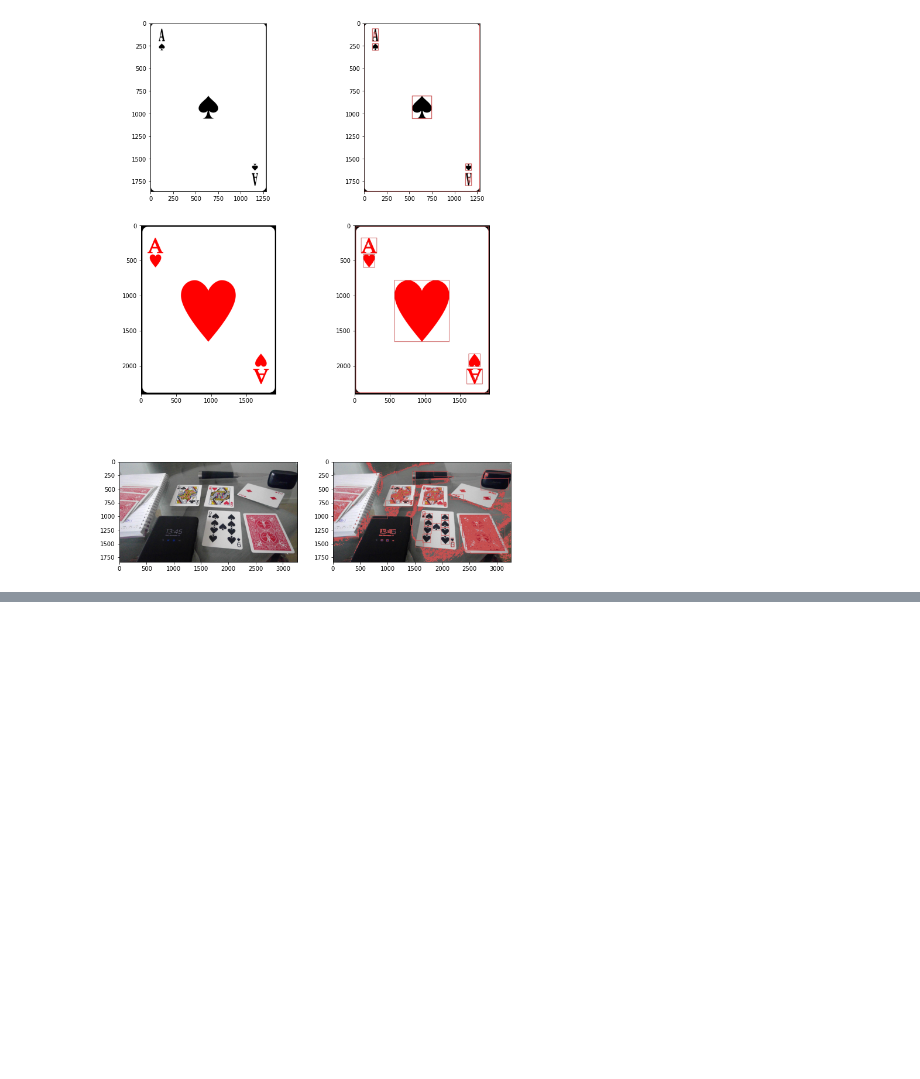
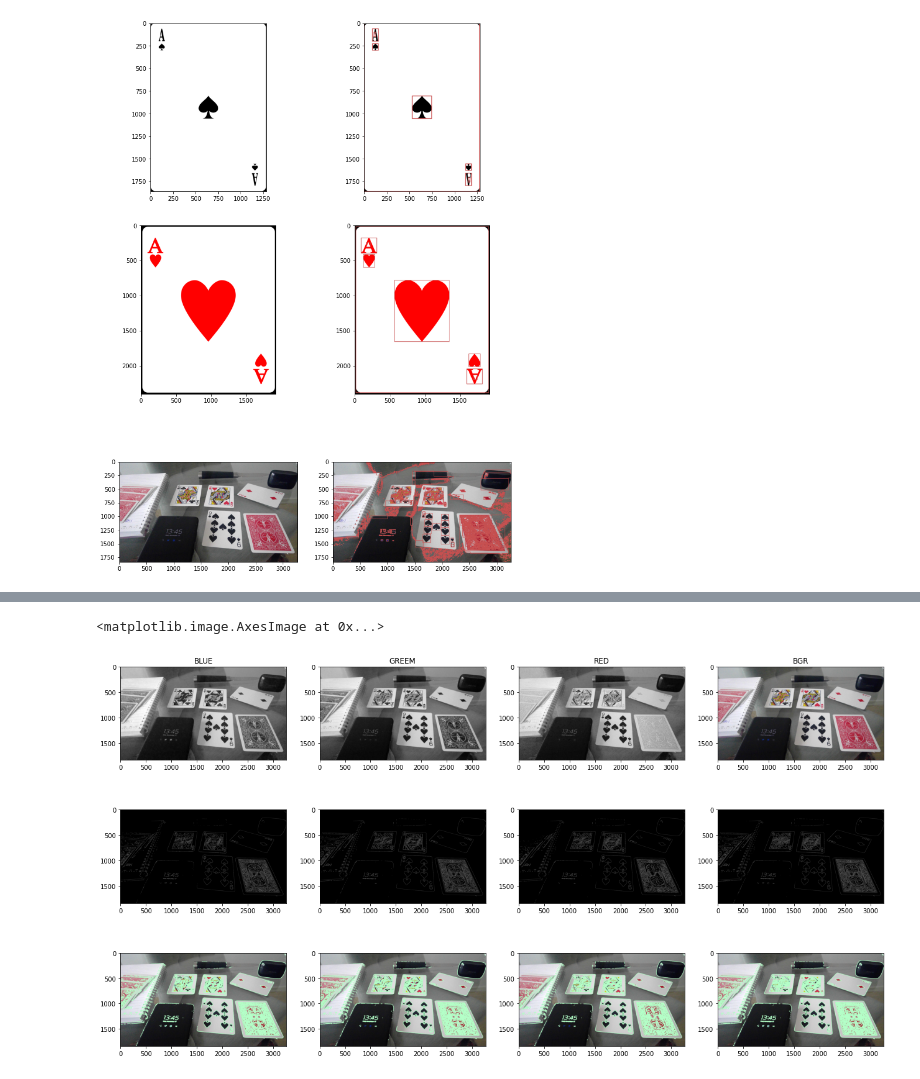
Before and after one commit to Luviz/CodeResume, a Jupyter notebook: Python/opencv/object_finder.ipynb, the cells around one changed output, grey strips where cells are left out. Cells and saved outputs as stored; diff of their text form; code cells hidden in the pictures; blank space fills up the shorter version.

```diff
--- a/Python/opencv/object_finder.ipynb
+++ b/Python/opencv/object_finder.ipynb
@@ -6,7 +6,9 @@ plt.set_cmap("gray")
 # %% [output]
 <Figure size 432x288 with 0 Axes>
 # %%
-## load images
-img_names = ["objects.jpg", "playing_card_heart_A.png", "playing_card_spades_A.png"]
-img_objects, img_heart, img_spades = (cv.imread(f"./img/{key}") for key in img_names)
+# load images
+img_names = ["objects.jpg", "playing_card_heart_A.png",
+             "playing_card_spades_A.png"]
+img_objects, img_heart, img_spades = (
+    cv.imread(f"./img/{key}") for key in img_names)
 # %%
@@ -114,0 +173,39 @@ ax[1].imshow(marked[:,:,::-1])
+# %%
+# trying diffrent method for better detection
+
+# BGR
+image = img_objects
+fig, ax = plt.subplots(3, 4)
+fig.set_size_inches(22, 12)
+
+image = cv.GaussianBlur(image, (5, 5), 10)
+
+ax[0, 0].imshow(image[:, :, 0])
+ax[0, 0].set_title("BLUE")
+ax[0, 1].imshow(image[:, :, 1])
+ax[0, 1].set_title("GREEM")
+ax[0, 2].imshow(image[:, :, 2])
+ax[0, 2].set_title("RED")
+ax[0, 3].imshow(image[:, :, ::-1])
+ax[0, 3].set_title("BGR")
+
+cannies = []
+for i in range(3):
+    canny = cv.Canny(image[:, :, i], 90, 100)
+    ax[1, i].imshow(canny)
+
+    contours, _ = cv.findContours(canny, cv.RETR_CCOMP, cv.CHAIN_APPROX_SIMPLE)
+    b = cv.drawContours(image.copy(), contours, -1, (200, 255, 180), 7)
+    ax[2, i].imshow(b[:, :, ::-1])
+    # print(len(b))
+
+canny = cv.Canny(image, 90, 100)
+ax[1, 3].imshow(canny)
+
+contours, _ = cv.findContours(canny, cv.RETR_CCOMP, cv.CHAIN_APPROX_SIMPLE)
+b = cv.drawContours(image.copy(), contours, -1, (200, 255, 180), 7)
+ax[2, 3].imshow(b[:, :, ::-1])
+# print(len(b))
+# %% [output]
+<matplotlib.image.AxesImage at 0x...>
+[figure, added]
```
Also changed, not shown: parts of 11 cells of this notebook.
